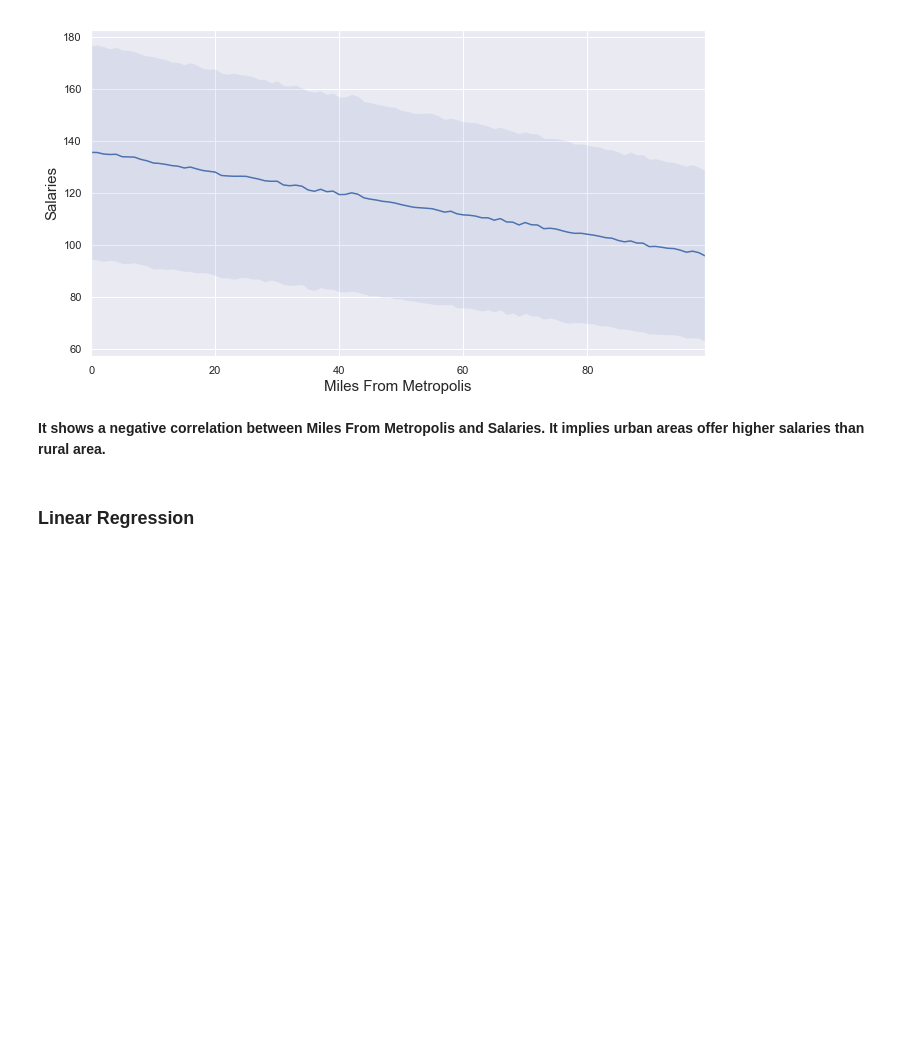
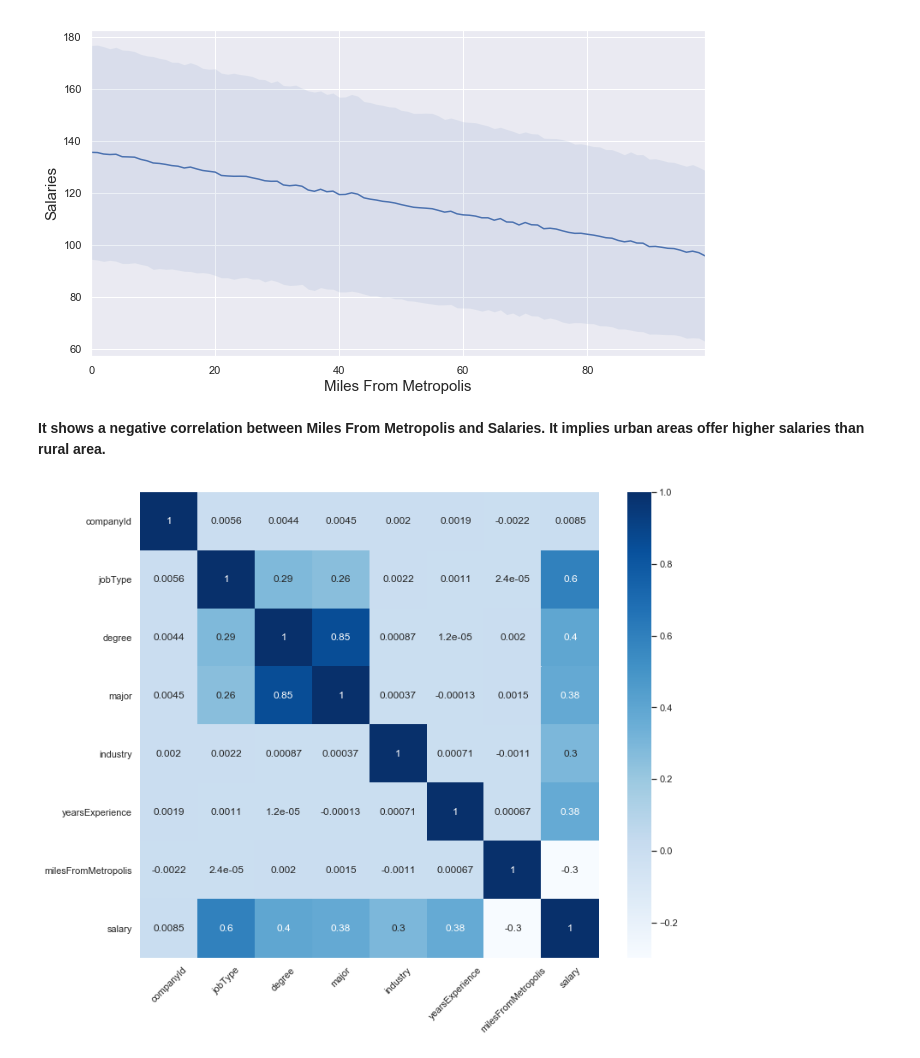
Before and after one commit to czj818/SalaryPrediction, a Jupyter notebook: EDA.ipynb, the cells around one changed output. Saved outputs shown, nothing was run; the diff lists cells and outputs as text; code cells hidden in the pictures; blank space fills up the shorter version.

```diff
--- a/EDA.ipynb
+++ b/EDA.ipynb
@@ -295,5 +295,3 @@ plt.show()
 [figure]
 # %% [markdown]
 **It shows a negative correlation between Miles From Metropolis and Salaries. It implies urban areas offer higher salaries than rural area.**
-# %% [markdown]
-### Linear Regression
@@ -302,0 +298,14 @@ X = train.loc[:,train.columns != 'salary']
+# %%
+cat_cols=['companyId','jobType','degree','major','industry']
+train[cat_cols] = train[cat_cols].astype('category')
+for i in cat_cols:
+    train[i]=train.groupby(i).transform('mean')['salary']
+# %%
+fig = plt.figure(figsize=(12, 10))
+## Exclude JobID
+features = ['companyId', 'jobType', 'degree', 'major', 'industry', 'yearsExperience', 'milesFromMetropolis']
+sns.heatmap(train[features + ['salary']].corr(), cmap='Blues', annot=True)
+plt.xticks(rotation=45)
+plt.show()
+# %% [output]
+[figure, added]
```
Also changed, not shown: parts of 2 cells of this notebook, 2 other files.
